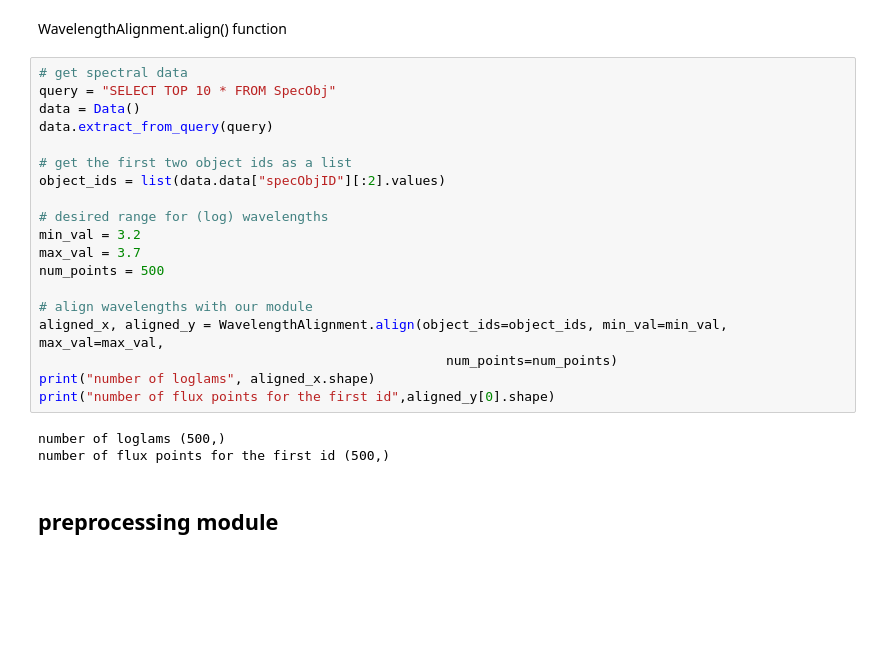
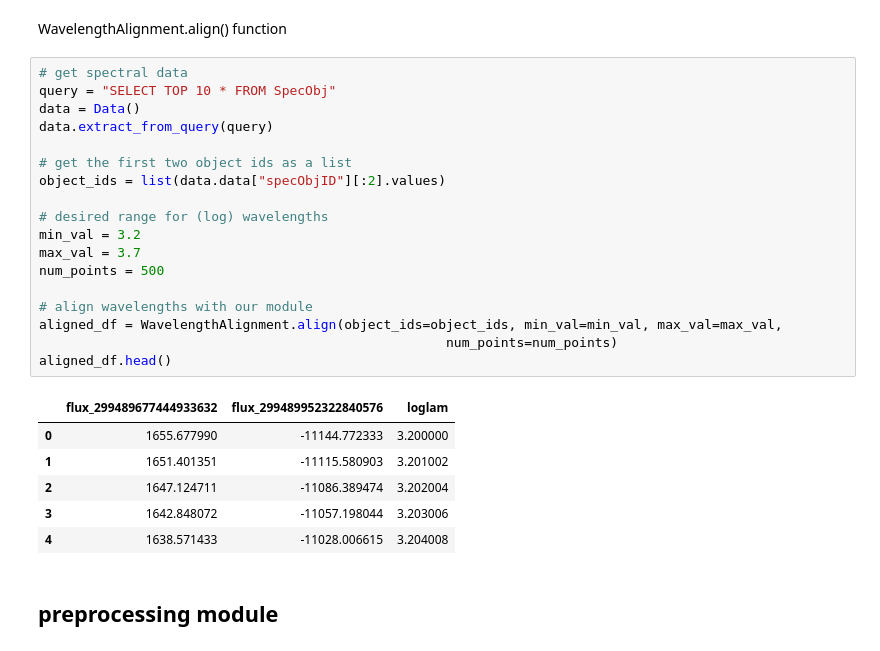
Before and after one commit to glo-umutoni/galaxy-project, a Jupyter notebook: docs/demo.ipynb, the cells around one changed output. Drawn from its saved outputs; the diff is of its cells as text; blank space fills up the shorter version.

```diff
--- a/docs/demo.ipynb
+++ b/docs/demo.ipynb
@@ -186,25 +186,28 @@ WavelengthAlignment.align() function
 # %%
 # get spectral data
 query = "SELECT TOP 10 * FROM SpecObj"
 data = Data()
 data.extract_from_query(query)
 
 # get the first two object ids as a list
 object_ids = list(data.data["specObjID"][:2].values)
 
 # desired range for (log) wavelengths
 min_val = 3.2
 max_val = 3.7
 num_points = 500
 
 # align wavelengths with our module
-aligned_x, aligned_y = WavelengthAlignment.align(object_ids=object_ids, min_val=min_val, max_val=max_val,
+aligned_df = WavelengthAlignment.align(object_ids=object_ids, min_val=min_val, max_val=max_val,
                                                     num_points=num_points)
-print("number of loglams", aligned_x.shape)
-print("number of flux points for the first id",aligned_y[0].shape)
+aligned_df.head()
 # %% [output]
-number of loglams (500,)
-number of flux points for the first id (500,)
+|  | flux_299489677444933632 | flux_299489952322840576 | loglam |
+| 0 | 1655.677990 | -11144.772333 | 3.200000 |
+| 1 | 1651.401351 | -11115.580903 | 3.201002 |
+| 2 | 1647.124711 | -11086.389474 | 3.202004 |
+| 3 | 1642.848072 | -11057.198044 | 3.203006 |
+| 4 | 1638.571433 | -11028.006615 | 3.204008 |
 # %% [markdown]
 ## preprocessing module
 # %% [markdown]
```
Also changed, not shown: parts of 5 cells of this notebook, 1 other file.
